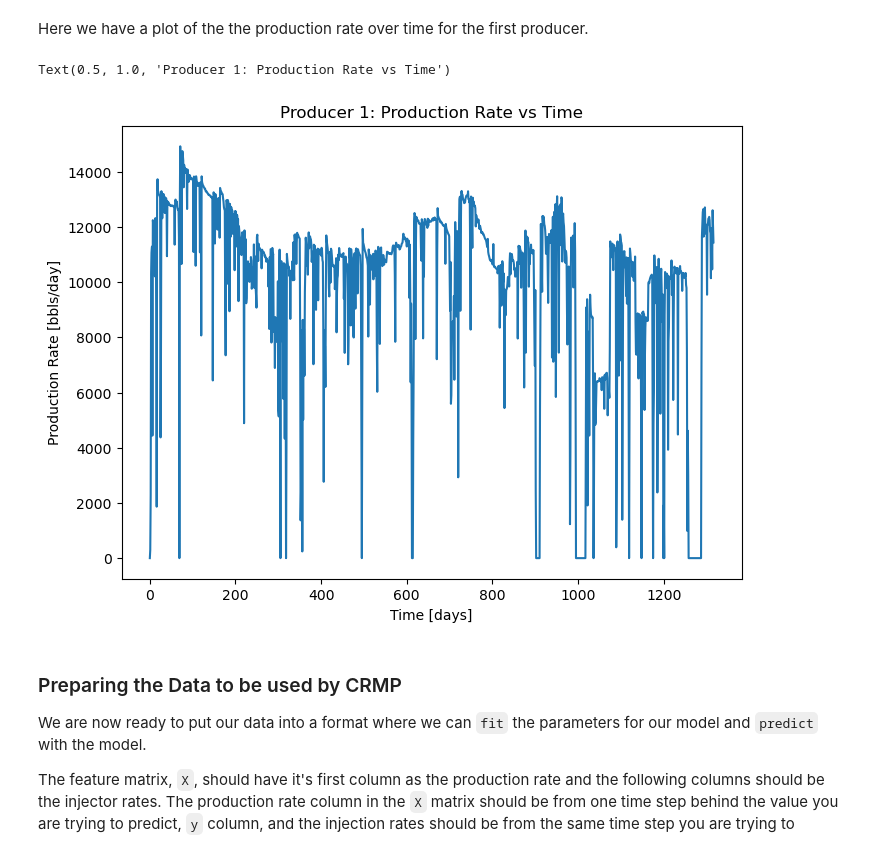
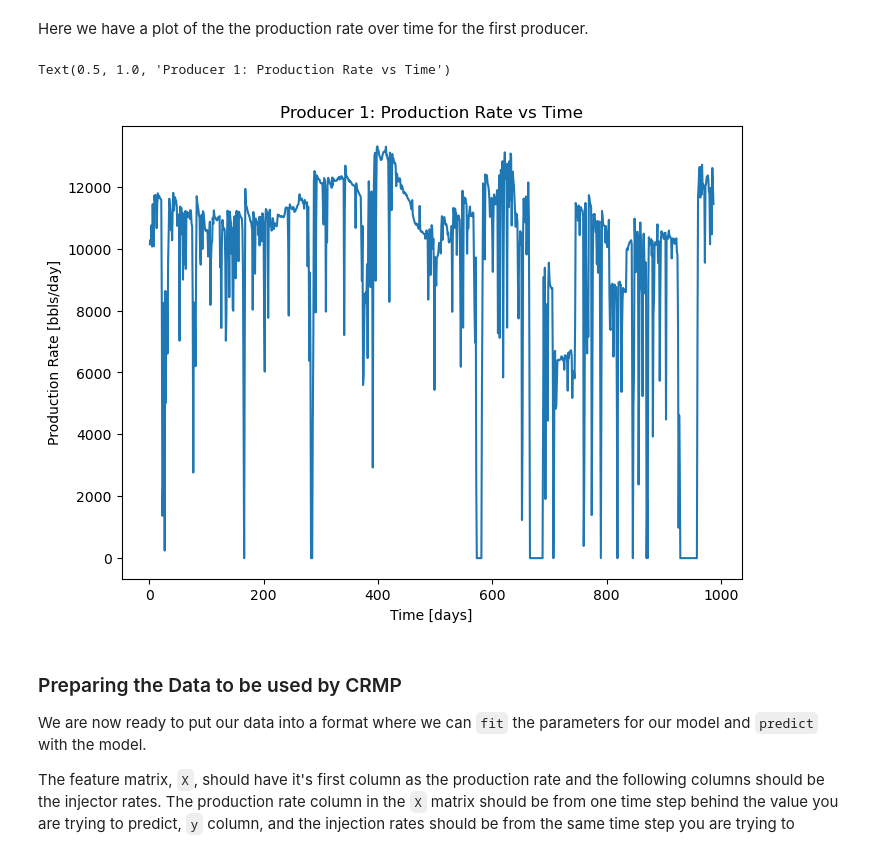
Before and after one commit to UT-DIRECT/CRM-scikit-learn, a Jupyter notebook: examples/real_data_example.ipynb, the cells around one changed output. Cells and saved outputs as stored; diff of their text form; code cells hidden in the pictures.

Commit message:
Updated real data example to use CRMP with BHP

```diff
--- a/examples/real_data_example.ipynb
+++ b/examples/real_data_example.ipynb
@@ -49,6 +50,6 @@ Where:
 
 Below we are using the Pandas library to read in our data from the file titled `real_data.csv`.
 # %%
-df = pd.read_csv('real_data.csv')
-df
+producers_df = pd.read_csv('producer_data.csv')
+producers_df
 # %% [output]
@@ -85,13 +90,35 @@ producer_1 = producer_1[starting_index:]
+# %%
+producer_starting_indicies = [0, 160, 279, 433, 821, 853, 1074]
+
+name ='PA01'
+injector_names = ['IA04', 'IA08', 'IA11', 'IA13']
+
+producer = get_real_producer_data(producers_df, name, bhp=True)
+injectors = injectors_df[['Name', 'Date', 'Water Vol']]
+X, y = construct_real_production_rate_dataset(
+    producer, injectors, injector_names
+)
+
+X_train, X_test, y_train, y_test = train_test_split(
+    X, y, train_size=0.40, shuffle=False
+)
+X_train = X_train.to_numpy()
+X_test = X_test.to_numpy()
+y_train = y_train.to_numpy()
+y_test = y_test.to_numpy()
+
+number_of_days = len(producer)
+time = np.linspace(1, number_of_days, number_of_days)
 # %% [markdown]
 Here we have a plot of the the production rate over time for the first producer.
 # %%
-plt.plot(time, producer_1)
+plt.plot(time, producer['PA01'])
 plt.xlabel('Time [days]')
 plt.ylabel('Production Rate [bbls/day]')
 plt.title('Producer 1: Production Rate vs Time')
 # %% [output]
 Text(0.5, 1.0, 'Producer 1: Production Rate vs Time')
-[figure, old version]
+[figure, new version]
 # %% [markdown]
 ### Preparing the Data to be used by CRMP
 
```
Also changed, not shown: parts of 8 cells of this notebook, 3 other files.
